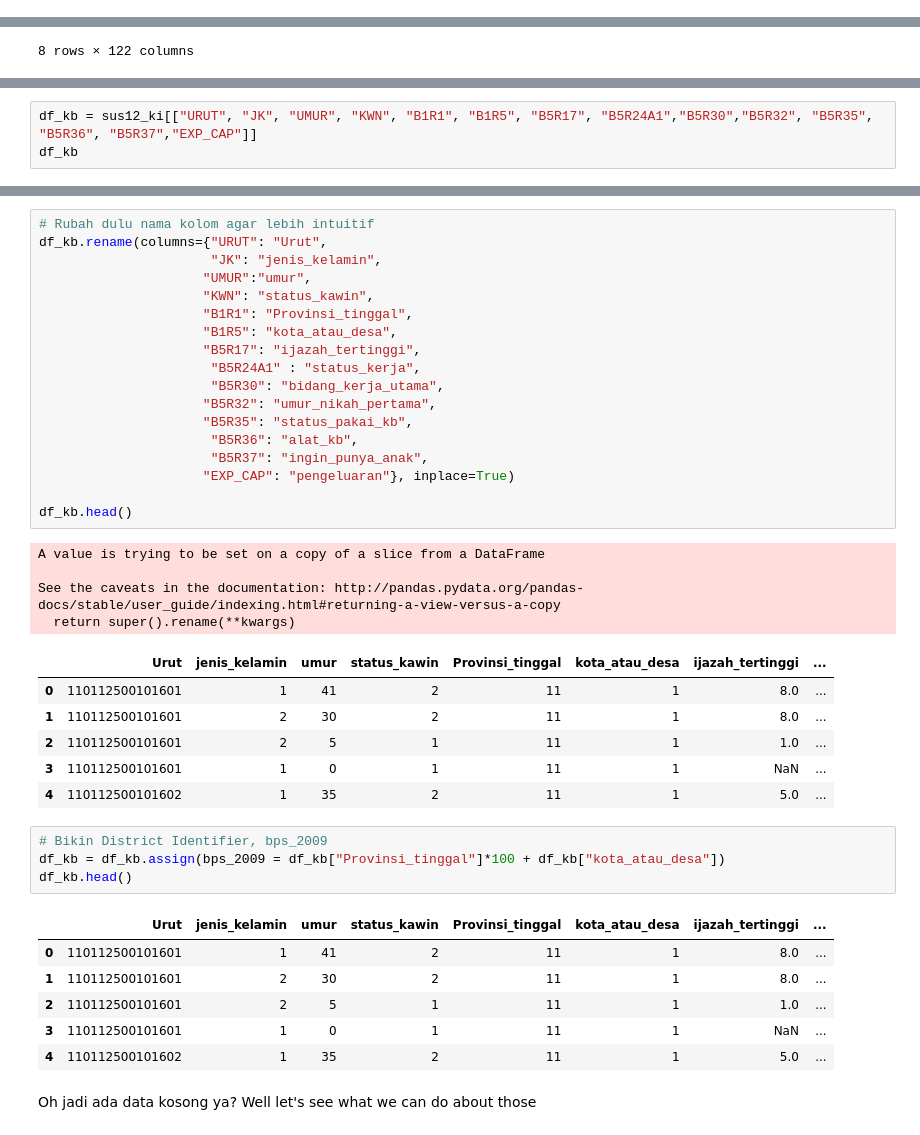
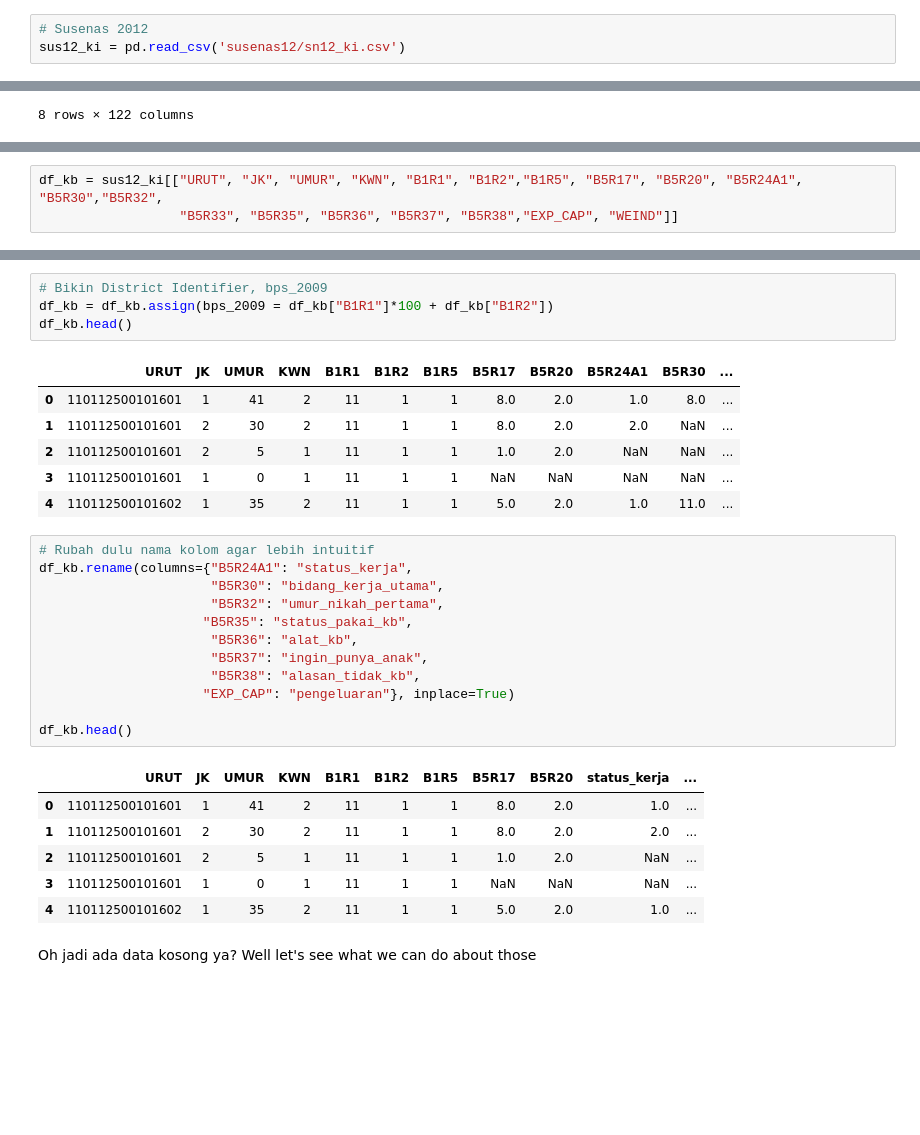
Before and after one commit to adewirahman/Project_Lab_Pacmann, a Jupyter notebook: ProjectLabNotebook_1.ipynb, the cells around one changed output, grey strips where cells are left out. Saved outputs shown, nothing was run; the diff lists cells and outputs as text; blank space fills up the shorter version.

```diff
--- a/ProjectLabNotebook_1.ipynb
+++ b/ProjectLabNotebook_1.ipynb
@@ -29,3 +14,6 @@ poverty = pd.read_csv("~/Documents/Project_Lab_Pacmann/susenas13/poverty.csv")
+# %%
+# Susenas 2012
+sus12_ki = pd.read_csv('susenas12/sn12_ki.csv')
 # %%
 sus12_ki
 # %% [output]
@@ -67,5 +57,5 @@ Dalam konteks project lab ini, kita akan melihat dan memvisualisasikan secara se
 5. Pekerjaan (wanita yang bekerja kemungkinan lebih memakai KB dibanding yang tidak)
 6. Keinginan punya anak (wanita yang ingin memiliki anak akan menunda penggunaan KB dibanding yang tidak ingin memiliki anak)
 # %%
-df_kb = sus12_ki[["URUT", "JK", "UMUR", "KWN", "B1R1", "B1R5", "B5R17", "B5R24A1","B5R30","B5R32", "B5R35", "B5R36", "B5R37","EXP_CAP"]]
-df_kb
+df_kb = sus12_ki[["URUT", "JK", "UMUR", "KWN", "B1R1", "B1R2","B1R5", "B5R17", "B5R20", "B5R24A1", "B5R30","B5R32",
+                  "B5R33", "B5R35", "B5R36", "B5R37", "B5R38","EXP_CAP", "WEIND"]]
@@ -86,43 +62,33 @@ df_kb
+# %%
+# Bikin District Identifier, bps_2009
+df_kb = df_kb.assign(bps_2009 = df_kb["B1R1"]*100 + df_kb["B1R2"])
+df_kb.head()
+# %% [output]
+|  | URUT | JK | UMUR | KWN | B1R1 | B1R2 | B1R5 | B5R17 | B5R20 | B5R24A1 | B5R30 | ... |
+| 0 | 110112500101601 | 1 | 41 | 2 | 11 | 1 | 1 | 8.0 | 2.0 | 1.0 | 8.0 | ... |
+| 1 | 110112500101601 | 2 | 30 | 2 | 11 | 1 | 1 | 8.0 | 2.0 | 2.0 | NaN | ... |
+| 2 | 110112500101601 | 2 | 5 | 1 | 11 | 1 | 1 | 1.0 | 2.0 | NaN | NaN | ... |
+| 3 | 110112500101601 | 1 | 0 | 1 | 11 | 1 | 1 | NaN | NaN | NaN | NaN | ... |
+| 4 | 110112500101602 | 1 | 35 | 2 | 11 | 1 | 1 | 5.0 | 2.0 | 1.0 | 11.0 | ... |
 # %%
 # Rubah dulu nama kolom agar lebih intuitif
-df_kb.rename(columns={"URUT": "Urut",
-                      "JK": "jenis_kelamin",
-                     "UMUR":"umur",
-                     "KWN": "status_kawin",
-                     "B1R1": "Provinsi_tinggal",
-                     "B1R5": "kota_atau_desa",
-                     "B5R17": "ijazah_tertinggi",
-                      "B5R24A1" : "status_kerja",
+df_kb.rename(columns={"B5R24A1": "status_kerja",
                       "B5R30": "bidang_kerja_utama",
-                     "B5R32": "umur_nikah_pertama",
+                      "B5R32": "umur_nikah_pertama",
                      "B5R35": "status_pakai_kb",
                       "B5R36": "alat_kb",
                       "B5R37": "ingin_punya_anak",
+                      "B5R38": "alasan_tidak_kb",
                      "EXP_CAP": "pengeluaran"}, inplace=True)
 
 df_kb.head()
 # %% [output]
-A value is trying to be set on a copy of a slice from a DataFrame
-
-See the caveats in the documentation: http://pandas.pydata.org/pandas-docs/stable/user_guide/indexing.html#returning-a-view-versus-a-copy
-  return super().rename(**kwargs)
-|  | Urut | jenis_kelamin | umur | status_kawin | Provinsi_tinggal | kota_atau_desa | ijazah_tertinggi | ... |
-| 0 | 110112500101601 | 1 | 41 | 2 | 11 | 1 | 8.0 | ... |
-| 1 | 110112500101601 | 2 | 30 | 2 | 11 | 1 | 8.0 | ... |
-| 2 | 110112500101601 | 2 | 5 | 1 | 11 | 1 | 1.0 | ... |
-| 3 | 110112500101601 | 1 | 0 | 1 | 11 | 1 | NaN | ... |
-| 4 | 110112500101602 | 1 | 35 | 2 | 11 | 1 | 5.0 | ... |
+|  | URUT | JK | UMUR | KWN | B1R1 | B1R2 | B1R5 | B5R17 | B5R20 | status_kerja | ... |
+| 0 | 110112500101601 | 1 | 41 | 2 | 11 | 1 | 1 | 8.0 | 2.0 | 1.0 | ... |
+| 1 | 110112500101601 | 2 | 30 | 2 | 11 | 1 | 1 | 8.0 | 2.0 | 2.0 | ... |
+| 2 | 110112500101601 | 2 | 5 | 1 | 11 | 1 | 1 | 1.0 | 2.0 | NaN | ... |
+| 3 | 110112500101601 | 1 | 0 | 1 | 11 | 1 | 1 | NaN | NaN | NaN | ... |
+| 4 | 110112500101602 | 1 | 35 | 2 | 11 | 1 | 1 | 5.0 | 2.0 | 1.0 | ... |
-# %%
-# Bikin District Identifier, bps_2009
-df_kb = df_kb.assign(bps_2009 = df_kb["Provinsi_tinggal"]*100 + df_kb["kota_atau_desa"])
-df_kb.head()
-# %% [output]
-|  | Urut | jenis_kelamin | umur | status_kawin | Provinsi_tinggal | kota_atau_desa | ijazah_tertinggi | ... |
-| 0 | 110112500101601 | 1 | 41 | 2 | 11 | 1 | 8.0 | ... |
-| 1 | 110112500101601 | 2 | 30 | 2 | 11 | 1 | 8.0 | ... |
-| 2 | 110112500101601 | 2 | 5 | 1 | 11 | 1 | 1.0 | ... |
-| 3 | 110112500101601 | 1 | 0 | 1 | 11 | 1 | NaN | ... |
-| 4 | 110112500101602 | 1 | 35 | 2 | 11 | 1 | 5.0 | ... |
 # %% [markdown]
 Oh jadi ada data kosong ya? Well let's see what we can do about those
 # %%
```
Also changed, not shown: parts of 78 cells of this notebook.
